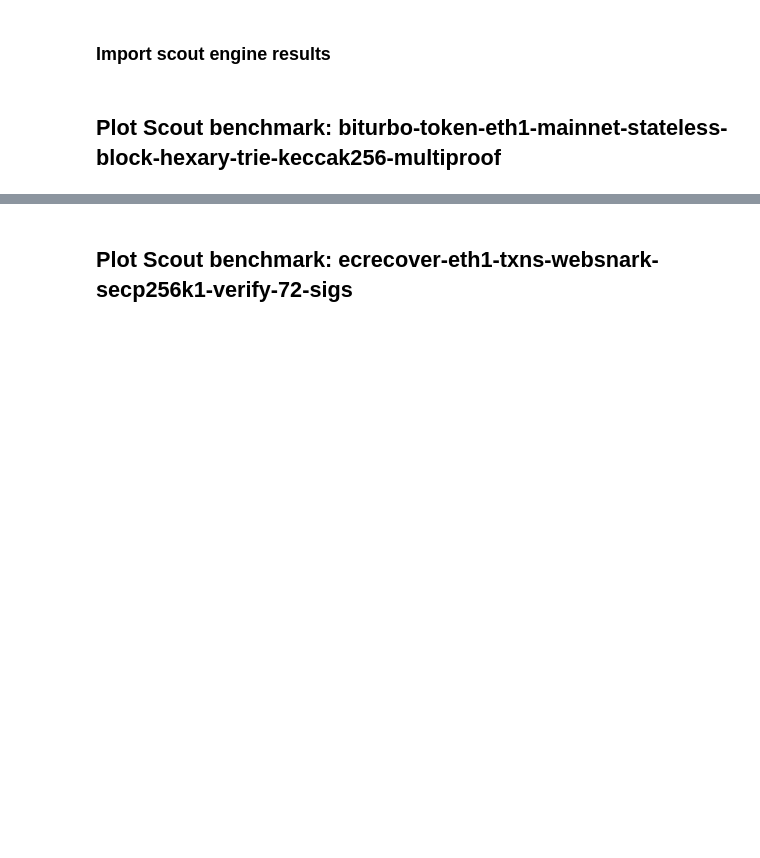
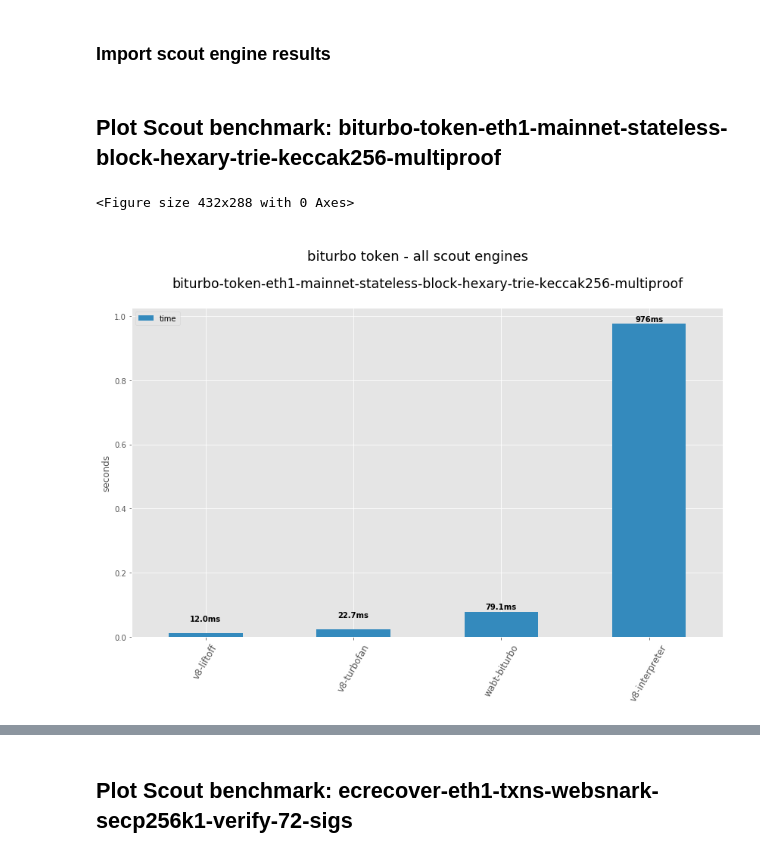
Before and after one commit to ewasm/benchmarking, a Jupyter notebook: notebooks/wasm-engines.ipynb, the cells around one changed output, grey strips where cells are left out. Saved outputs shown, nothing was run; the diff lists cells and outputs as text; code cells hidden in the pictures; blank space fills up the shorter version.

```diff
--- a/notebooks/wasm-engines.ipynb
+++ b/notebooks/wasm-engines.ipynb
@@ -182 +195,10 @@ df_scout_means_biturbo_token = df_scout_biturbo_token.groupby(['engine']).mean()
+# %%
+plotOneTest(df_scout_means_biturbo_token,
+            suptitle="\nbiturbo token - all scout engines",
+            suptitle_pos=1.05,
+            subtitle="biturbo-token-eth1-mainnet-stateless-block-hexary-trie-keccak256-multiproof\n",
+            subtitle_size='xx-large')
+# %% [output]
+<Figure size 432x288 with 0 Axes>
+[figure, added]
 # %%
```
Also changed, not shown: parts of 16 cells of this notebook, 2 other files.
